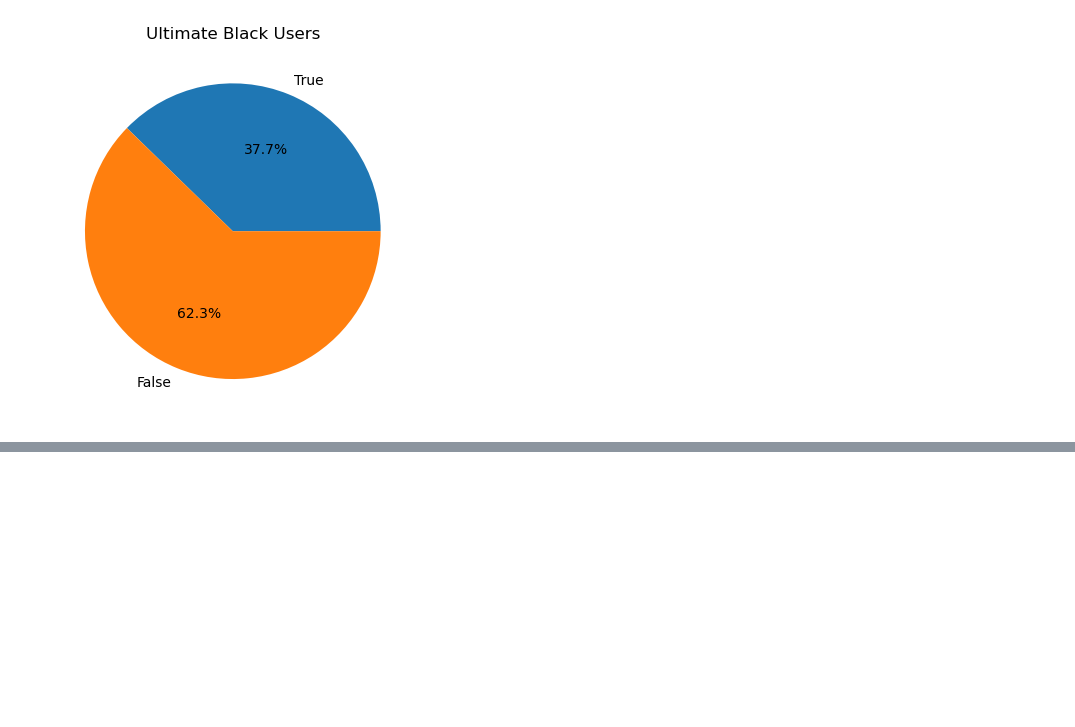
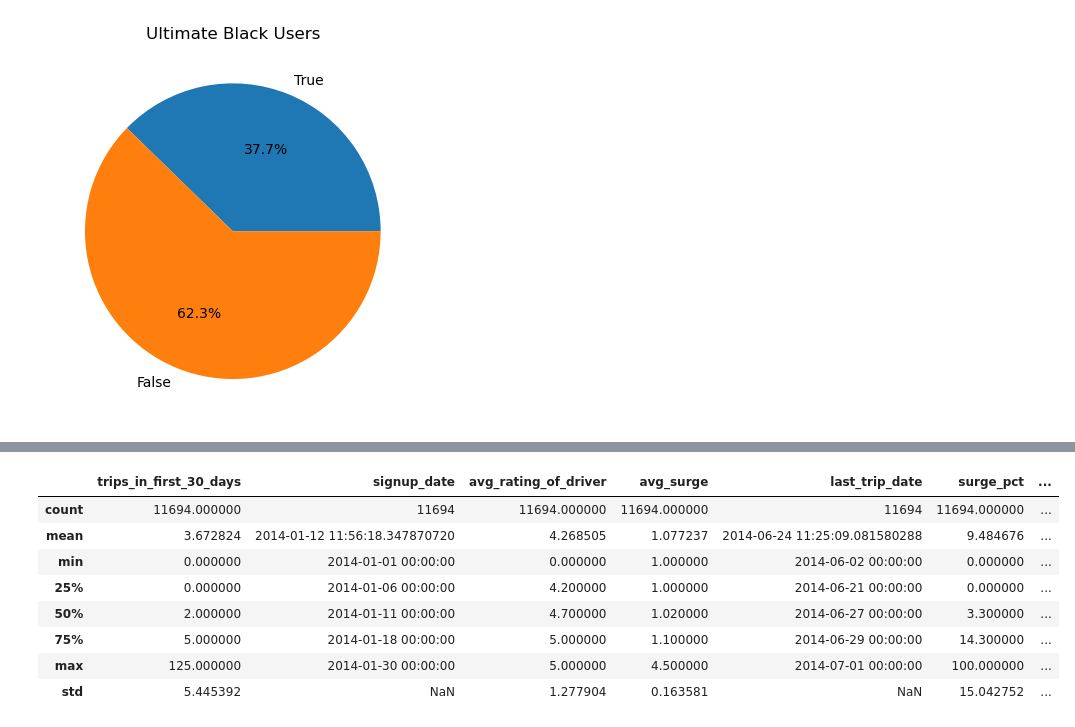
Before and after one commit to MsEM11/Ultimate_Tech_Inc, a Jupyter notebook: ultimate_challenge_part_3_code.ipynb, the cells around one changed output, grey strips where cells are left out. Cells and saved outputs as stored; diff of their text form; code cells hidden in the pictures; blank space fills up the shorter version.

```diff
--- a/ultimate_challenge_part_3_code.ipynb
+++ b/ultimate_challenge_part_3_code.ipynb
@@ -141,0 +143,17 @@ pie_chart('active','Active users')
+# %%
+user_data = user_data.fillna(0)
+# %%
+active_users = user_data[user_data['active']]
+inactive_users = user_data[user_data['active'] == False]
+# %%
+active_users.describe()
+# %% [output]
+|  | trips_in_first_30_days | signup_date | avg_rating_of_driver | avg_surge | last_trip_date | surge_pct | ... |
+| count | 11694.000000 | 11694 | 11694.000000 | 11694.000000 | 11694 | 11694.000000 | ... |
+| mean | 3.672824 | 2014-01-12 11:56:18.347870720 | 4.268505 | 1.077237 | 2014-06-24 11:25:09.081580288 | 9.484676 | ... |
+| min | 0.000000 | 2014-01-01 00:00:00 | 0.000000 | 1.000000 | 2014-06-02 00:00:00 | 0.000000 | ... |
+| 25% | 0.000000 | 2014-01-06 00:00:00 | 4.200000 | 1.000000 | 2014-06-21 00:00:00 | 0.000000 | ... |
+| 50% | 2.000000 | 2014-01-11 00:00:00 | 4.700000 | 1.020000 | 2014-06-27 00:00:00 | 3.300000 | ... |
+| 75% | 5.000000 | 2014-01-18 00:00:00 | 5.000000 | 1.100000 | 2014-06-29 00:00:00 | 14.300000 | ... |
+| max | 125.000000 | 2014-01-30 00:00:00 | 5.000000 | 4.500000 | 2014-07-01 00:00:00 | 100.000000 | ... |
+| std | 5.445392 | NaN | 1.277904 | 0.163581 | NaN | 15.042752 | ... |
```
Also changed, not shown: parts of 51 cells of this notebook, 1 other file.
